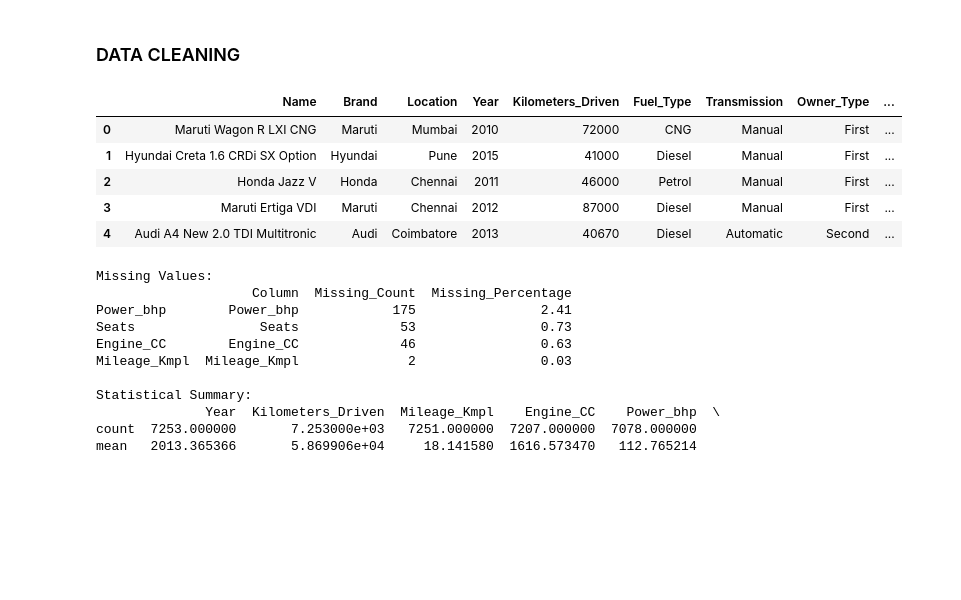
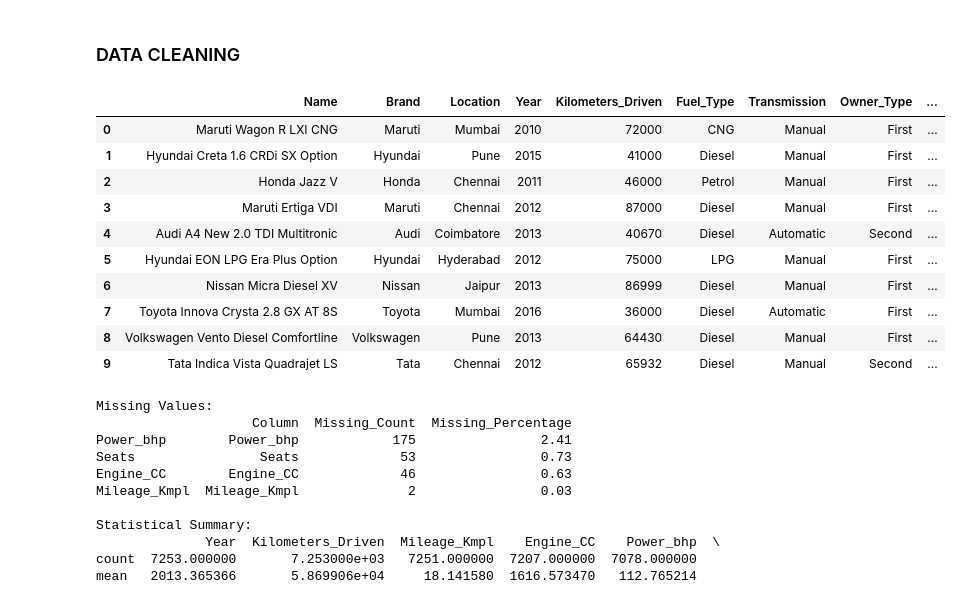
Before and after one commit to By-Yogesh/Used-Car-Price-Prediction, a Jupyter notebook: used_car_price_prediction.ipynb, the cells around one changed output. Saved outputs shown, nothing was run; the diff lists cells and outputs as text; code cells hidden in the pictures; blank space fills up the shorter version.

```diff
--- a/used_car_price_prediction.ipynb
+++ b/used_car_price_prediction.ipynb
@@ -107,14 +112,19 @@ columns.insert(1, 'Brand')
 ucd = ucd[columns]
 # %%
 # DISPLAYING THE FIXED DATASET
-ucd.head()
+ucd.head(10)
 # %% [output]
 |  | Name | Brand | Location | Year | Kilometers_Driven | Fuel_Type | Transmission | Owner_Type | ... |
 | 0 | Maruti Wagon R LXI CNG | Maruti | Mumbai | 2010 | 72000 | CNG | Manual | First | ... |
 | 1 | Hyundai Creta 1.6 CRDi SX Option | Hyundai | Pune | 2015 | 41000 | Diesel | Manual | First | ... |
 | 2 | Honda Jazz V | Honda | Chennai | 2011 | 46000 | Petrol | Manual | First | ... |
 | 3 | Maruti Ertiga VDI | Maruti | Chennai | 2012 | 87000 | Diesel | Manual | First | ... |
 | 4 | Audi A4 New 2.0 TDI Multitronic | Audi | Coimbatore | 2013 | 40670 | Diesel | Automatic | Second | ... |
+| 5 | Hyundai EON LPG Era Plus Option | Hyundai | Hyderabad | 2012 | 75000 | LPG | Manual | First | ... |
+| 6 | Nissan Micra Diesel XV | Nissan | Jaipur | 2013 | 86999 | Diesel | Manual | First | ... |
+| 7 | Toyota Innova Crysta 2.8 GX AT 8S | Toyota | Mumbai | 2016 | 36000 | Diesel | Automatic | First | ... |
+| 8 | Volkswagen Vento Diesel Comfortline | Volkswagen | Pune | 2013 | 64430 | Diesel | Manual | First | ... |
+| 9 | Tata Indica Vista Quadrajet LS | Tata | Chennai | 2012 | 65932 | Diesel | Manual | Second | ... |
 # %%
 # Missing Values Analysis
 print("Missing Values:")
```
Also changed, not shown: parts of 11 cells of this notebook.
